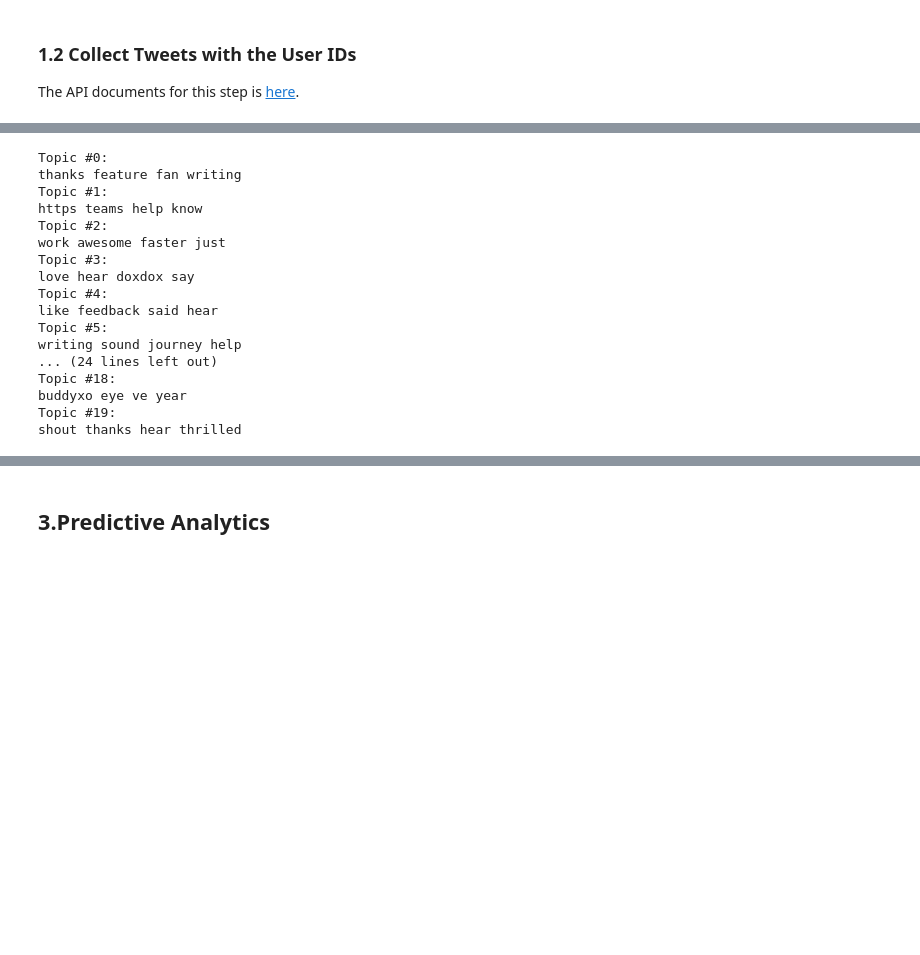
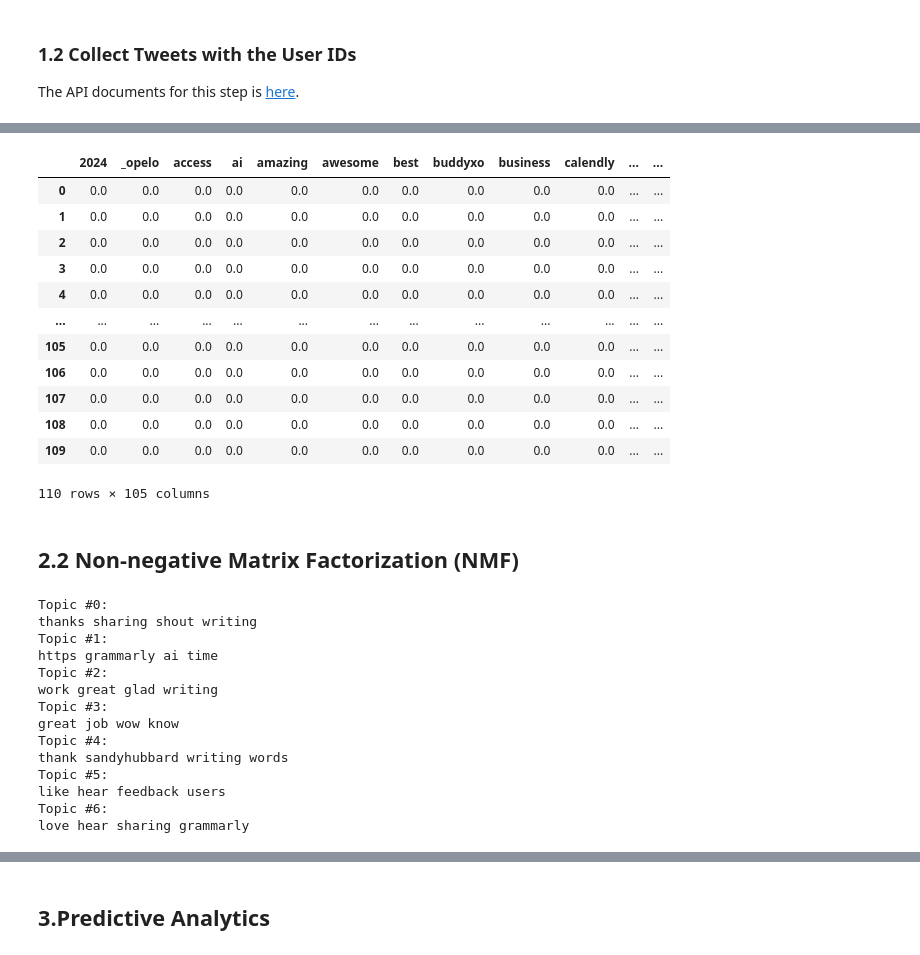
Before and after one commit to tantantan12/itom6219, a Jupyter notebook: Week 3/Week 3 - Getting Data from Twitter.ipynb, the cells around one changed output, grey strips where cells are left out. Saved outputs shown, nothing was run; the diff lists cells and outputs as text; code cells hidden in the pictures; blank space fills up the shorter version.

```diff
--- a/Week 3/Week 3 - Getting Data from Twitter.ipynb
+++ b/Week 3/Week 3 - Getting Data from Twitter.ipynb
@@ -190,22 +161,35 @@ if __name__ == "__main__":
+# %%
+# TF-IDF Vectorization
+df=pd.read_csv("grammarly_tweets.csv")
+docs=df['text']
+#Convert a collection of raw documents to a matrix of TF-IDF features.
+tfidf_vectorizer = TfidfVectorizer(max_df=0.95, min_df=2, stop_words='english')
+tfidf = tfidf_vectorizer.fit_transform(docs)
+
+
+tfidf_df = pd.DataFrame(tfidf.toarray(), columns=tfidf_vectorizer.get_feature_names_out())
+tfidf_df
+# %% [output]
+|  | 2024 | _opelo | access | ai | amazing | awesome | best | buddyxo | business | calendly | ... | ... |
+| 0 | 0.0 | 0.0 | 0.0 | 0.0 | 0.0 | 0.0 | 0.0 | 0.0 | 0.0 | 0.0 | ... | ... |
+| 1 | 0.0 | 0.0 | 0.0 | 0.0 | 0.0 | 0.0 | 0.0 | 0.0 | 0.0 | 0.0 | ... | ... |
+| 2 | 0.0 | 0.0 | 0.0 | 0.0 | 0.0 | 0.0 | 0.0 | 0.0 | 0.0 | 0.0 | ... | ... |
+| 3 | 0.0 | 0.0 | 0.0 | 0.0 | 0.0 | 0.0 | 0.0 | 0.0 | 0.0 | 0.0 | ... | ... |
+| 4 | 0.0 | 0.0 | 0.0 | 0.0 | 0.0 | 0.0 | 0.0 | 0.0 | 0.0 | 0.0 | ... | ... |
+| ... | ... | ... | ... | ... | ... | ... | ... | ... | ... | ... | ... | ... |
+| 105 | 0.0 | 0.0 | 0.0 | 0.0 | 0.0 | 0.0 | 0.0 | 0.0 | 0.0 | 0.0 | ... | ... |
+| 106 | 0.0 | 0.0 | 0.0 | 0.0 | 0.0 | 0.0 | 0.0 | 0.0 | 0.0 | 0.0 | ... | ... |
+| 107 | 0.0 | 0.0 | 0.0 | 0.0 | 0.0 | 0.0 | 0.0 | 0.0 | 0.0 | 0.0 | ... | ... |
+| 108 | 0.0 | 0.0 | 0.0 | 0.0 | 0.0 | 0.0 | 0.0 | 0.0 | 0.0 | 0.0 | ... | ... |
+| 109 | 0.0 | 0.0 | 0.0 | 0.0 | 0.0 | 0.0 | 0.0 | 0.0 | 0.0 | 0.0 | ... | ... |
+110 rows × 105 columns
+# %% [markdown]
+## 2.2 Non-negative Matrix Factorization (NMF)
 # %%
-from sklearn.feature_extraction.text import TfidfVectorizer
+# Apply NMF
 from sklearn.decomposition import NMF
-import numpy as np
 
-# Sample documents (same as above)
-import pandas as pd
-
-# Replace 'your_file.csv' with the path to your CSV file
-file_path = 'tweets.csv'
-df = pd.read_csv(file_path)
-docs = df['text']
-
-# TF-IDF Vectorization
-tfidf_vectorizer = TfidfVectorizer(max_df=0.95, min_df=2, stop_words='english')
-tfidf = tfidf_vectorizer.fit_transform(docs)
-
-# Apply NMF
-nmf_model = NMF(n_components=20, random_state=42)
+nmf_model = NMF(n_components=7, random_state=0)
 nmf_model.fit(tfidf)
 W = nmf_model.fit_transform(tfidf)  # Document-topic matrix
 
@@ -213,24 +197,21 @@ W = nmf_model.fit_transform(tfidf)  # Document-topic matrix
 feature_names = tfidf_vectorizer.get_feature_names_out()
 topic_names=[]
 for topic_idx, topic in enumerate(nmf_model.components_):
-    print(f"Topic #{topic_idx}:")
+    print("Topic #{}:".format(topic_idx))
     print(" ".join([feature_names[i] for i in topic.argsort()[:-4 - 1:-1]]))
     topic_names.append(" ".join([feature_names[i] for i in topic.argsort()[:-4 - 1:-1]]))
 # %% [output]
 Topic #0:
-thanks feature fan writing
+thanks sharing shout writing
 Topic #1:
-https teams help know
+https grammarly ai time
 Topic #2:
-work awesome faster just
+work great glad writing
 Topic #3:
-love hear doxdox say
+great job wow know
 Topic #4:
-like feedback said hear
+thank sandyhubbard writing words
 Topic #5:
-writing sound journey help
-... (24 lines left out)
-Topic #18:
-buddyxo eye ve year
-Topic #19:
-shout thanks hear thrilled
+like hear feedback users
+Topic #6:
+love hear sharing grammarly
```
Also changed, not shown: parts of 15 cells of this notebook, 4 other files.
